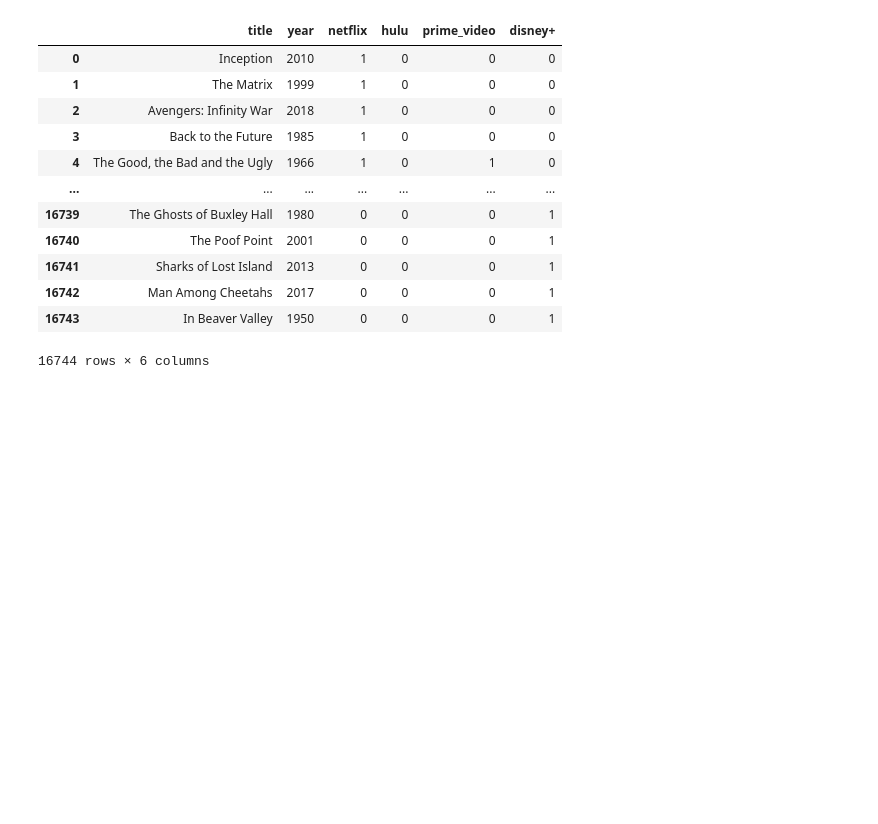
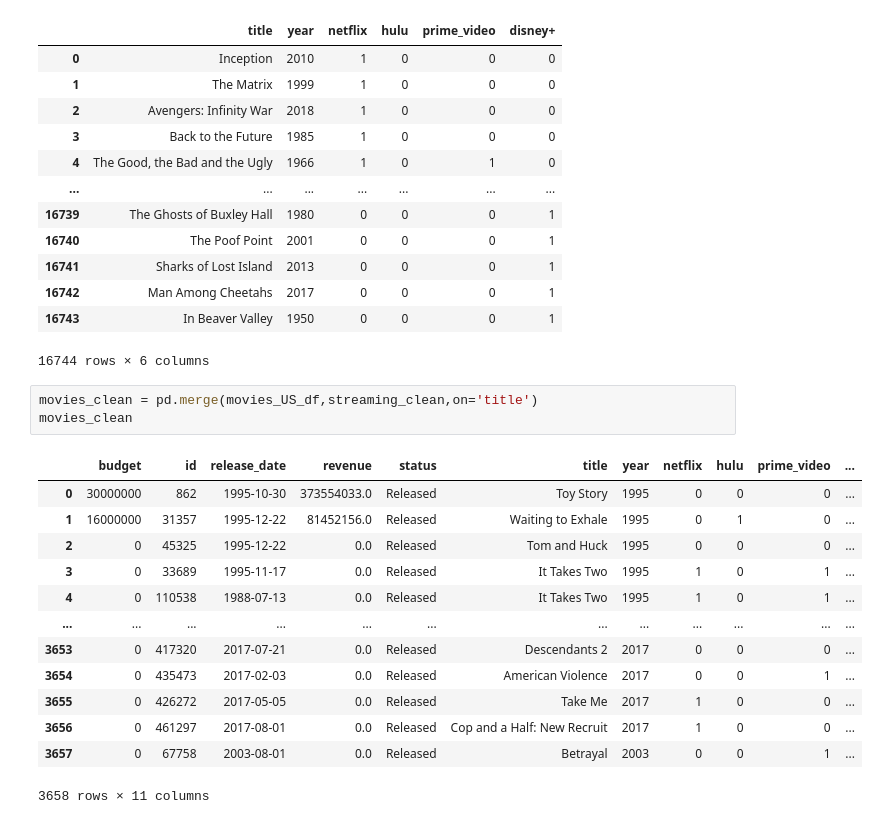
Before and after one commit to RubyRose7/ETL-Project, a Jupyter notebook: Resources/clean_movies.ipynb, the cells around one changed output. Cells and saved outputs as stored; diff of their text form; blank space fills up the shorter version.

```diff
--- a/Resources/clean_movies.ipynb
+++ b/Resources/clean_movies.ipynb
@@ -154,3 +97,20 @@ streaming_clean
 | 16742 | Man Among Cheetahs | 2017 | 0 | 0 | 0 | 1 |
 | 16743 | In Beaver Valley | 1950 | 0 | 0 | 0 | 1 |
 16744 rows × 6 columns
+# %%
+movies_clean = pd.merge(movies_US_df,streaming_clean,on='title')
+movies_clean
+# %% [output]
+|  | budget | id | release_date | revenue | status | title | year | netflix | hulu | prime_video | ... |
+| 0 | 30000000 | 862 | 1995-10-30 | 373554033.0 | Released | Toy Story | 1995 | 0 | 0 | 0 | ... |
+| 1 | 16000000 | 31357 | 1995-12-22 | 81452156.0 | Released | Waiting to Exhale | 1995 | 0 | 1 | 0 | ... |
+| 2 | 0 | 45325 | 1995-12-22 | 0.0 | Released | Tom and Huck | 1995 | 0 | 0 | 0 | ... |
+| 3 | 0 | 33689 | 1995-11-17 | 0.0 | Released | It Takes Two | 1995 | 1 | 0 | 1 | ... |
+| 4 | 0 | 110538 | 1988-07-13 | 0.0 | Released | It Takes Two | 1995 | 1 | 0 | 1 | ... |
+| ... | ... | ... | ... | ... | ... | ... | ... | ... | ... | ... | ... |
+| 3653 | 0 | 417320 | 2017-07-21 | 0.0 | Released | Descendants 2 | 2017 | 0 | 0 | 0 | ... |
+| 3654 | 0 | 435473 | 2017-02-03 | 0.0 | Released | American Violence | 2017 | 0 | 0 | 1 | ... |
+| 3655 | 0 | 426272 | 2017-05-05 | 0.0 | Released | Take Me | 2017 | 1 | 0 | 0 | ... |
+| 3656 | 0 | 461297 | 2017-08-01 | 0.0 | Released | Cop and a Half: New Recruit | 2017 | 1 | 0 | 0 | ... |
+| 3657 | 0 | 67758 | 2003-08-01 | 0.0 | Released | Betrayal | 2003 | 0 | 0 | 1 | ... |
+3658 rows × 11 columns
```
Also changed, not shown: parts of 10 cells of this notebook.
